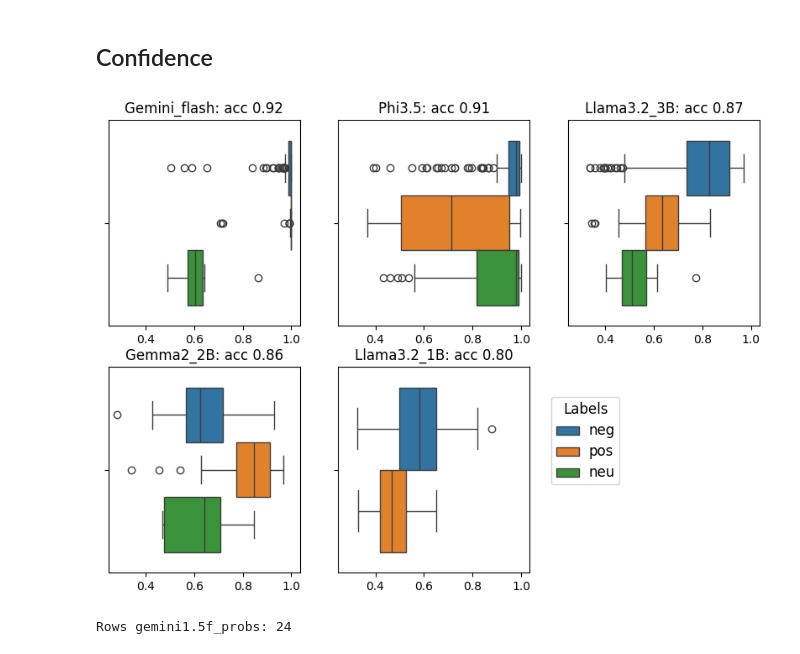
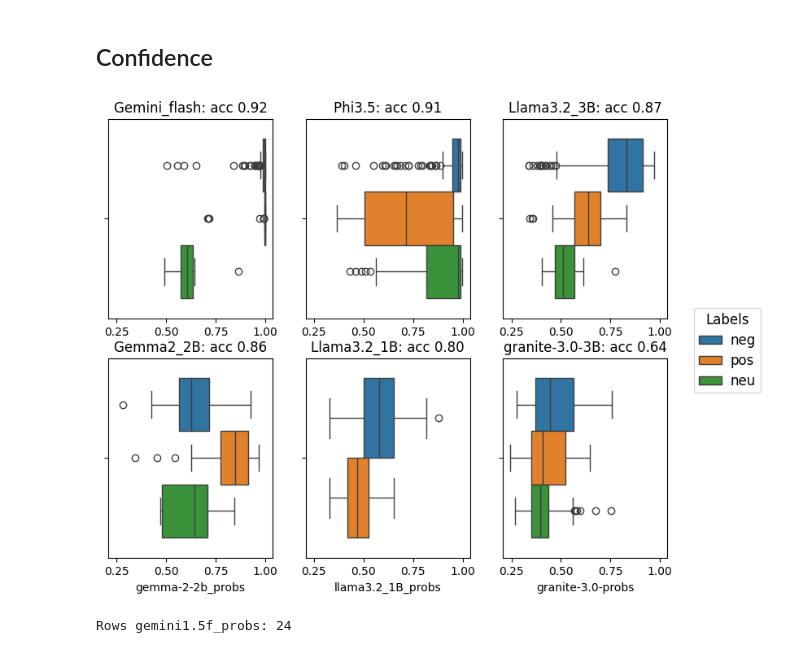
Before and after one commit to bma-vandijk/cochrane_outcomes, a Jupyter notebook: LLM_preds_evals.ipynb, the cells around one changed output. Saved outputs shown, nothing was run; the diff lists cells and outputs as text; code cells hidden in the pictures.

Commit message:
added some HF models

```diff
--- a/LLM_preds_evals.ipynb
+++ b/LLM_preds_evals.ipynb
@@ -65,15 +65,18 @@ for model in models:
 # %% [markdown]
 ## Local models: Llama3.2
 # %%
-models = ["meta-llama/Llama-3.2-1B-Instruct","meta-llama/Llama-3.2-3B-Instruct","google/gemma-2-2b-it","microsoft/Phi-3.5-mini-instruct"]
-for model in models[-1:-3:-1]:
-    df = prep.get_local_output(df=df, n_rows=len(rct_df),model=model)
+models = ["meta-llama/Llama-3.2-1B-Instruct","meta-llama/Llama-3.2-3B-Instruct",
+          "google/gemma-2-2b-it","microsoft/Phi-3.5-mini-instruct","ibm-granite/granite-3.0-3b-a800m-instruct",
+          "ibm-granite/granite-3.0-2b-instruct","Qwen/Qwen2.5-3B-Instruct"]
 
-#-- standardising output
-for model in models[-1:-3:-1]:
-    df = prep.standardise_all_output(df, model)
+# for model in models[-3:]:
+#     df = prep.get_local_output(df=df, n_rows=len(df),model=model)
+
+# #-- standardising output
+# for model in models[-3:]:
+#     df = prep.standardise_all_output(df, model)
 
 #-- get logprobs
-for model in models[-1:-3:-1]:
+for model in models[-3:]:
     df = prep.get_logprobs_local_models(df, len(df), model)
 # %% [output]
@@ -243,43 +186,47 @@ weighted avg       0.57      0.75      0.65       125
 ## Confidence
 # %%
 #-- we only have probs of the gemini-1.5-flash-002 model
-fig, ax = plt.subplots(figsize=(10, 7), ncols=3, nrows=2,sharex=True)
+fig, ax = plt.subplots(figsize=(12, 7), ncols=4, nrows=2,sharex=True)
 df.rename(columns={'gemini-1.5-flash-002_logprobs':'gemini1.5f_probs',
                        'meta-llama/Llama-3.2-1B-Instruct_probs':'llama3.2_1B_probs',
                        'meta-llama/Llama-3.2-3B-Instruct_probs':'llama3.2_3B_probs',
                        'microsoft/Phi-3.5-mini-instruct_probs':'phi3.5_probs',
-                       'google/gemma-2-2b-it_probs':'gemma-2-2b_probs'},inplace=True)
+                       'google/gemma-2-2b-it_probs':'gemma-2-2b_probs',
+                       'ibm-granite/granite-3.0-3b-a800m-instruct_probs':'granite-3.0-probs'},inplace=True)
 
 sns.boxplot(data=df,x='gemini1.5f_probs',hue='gemini-1.5-flash-002_cleaned',ax=ax[0,0],legend=False)
 sns.boxplot(data=df,x='phi3.5_probs',hue='microsoft/Phi-3.5-mini-instruct_cleaned',ax=ax[0,1],legend=False)
 sns.boxplot(data=df,x='llama3.2_3B_probs',hue='meta-llama/Llama-3.2-3B-Instruct_cleaned',ax=ax[0,2],legend=False)
 sns.boxplot(data=df,x='gemma-2-2b_probs',hue='google/gemma-2-2b-it_cleaned',ax=ax[1,0],legend=True)
 sns.boxplot(data=df,x='llama3.2_1B_probs',hue='meta-llama/Llama-3.2-1B-Instruct_cleaned',ax=ax[1,1],legend=False)
+sns.boxplot(data=df,x='granite-3.0-probs',hue='ibm-granite/granite-3.0-3b-a800m-instruct_cleaned',ax=ax[1,2],legend=False)
 
 #ax[1,1].legend(loc='lower right')
-sns.move_legend(ax[1,0], "lower right", bbox_to_anchor=(2.7, 0.4))
+sns.move_legend(ax[1,0], "lower right", bbox_to_anchor=(4, 0.8))
 leg = ax[1,0].get_legend()
 leg.set_title('Labels')
 plt.setp(leg.get_texts(), fontsize='12')
 plt.setp(leg.get_title(), fontsize='12') # for legend title
 
 
 ax[0,0].set_title('Gemini_flash: acc 0.92')
 ax[0,1].set_title('Phi3.5: acc 0.91')
 ax[0,2].set_title('Llama3.2_3B: acc 0.87')
 ax[1,0].set_title('Gemma2_2B: acc 0.86')
 ax[1,1].set_title('Llama3.2_1B: acc 0.80')
-ax[1,0].set_xlabel('')
-ax[1,1].set_xlabel('')
+ax[1,2].set_title('Granite-3.0-3B: acc 0.64')
+#ax[1,3].set_xlabel('granite-3.0-3B: acc 0.64')
 
-fig.delaxes(ax[1][2])
+
+fig.delaxes(ax[0][3])
+fig.delaxes(ax[1][3])
 
 for ax in ax.flatten():
     ax.xaxis.set_tick_params(labelbottom=True)
 
 plt.savefig('gemini_flash_probs_dist.png', dpi=300, format='png', bbox_inches='tight')
 # %% [output]
-[figure, old version]
+[figure, new version]
 # %%
 #-- extract low confidence rows with probs < .95
 models = ['gemini1.5f_probs','llama3.2_1B_probs','llama3.2_3B_probs','phi3.5_probs','gemma-2-2b_probs']
```
Also changed, not shown: parts of 8 cells of this notebook, 4 other files.
